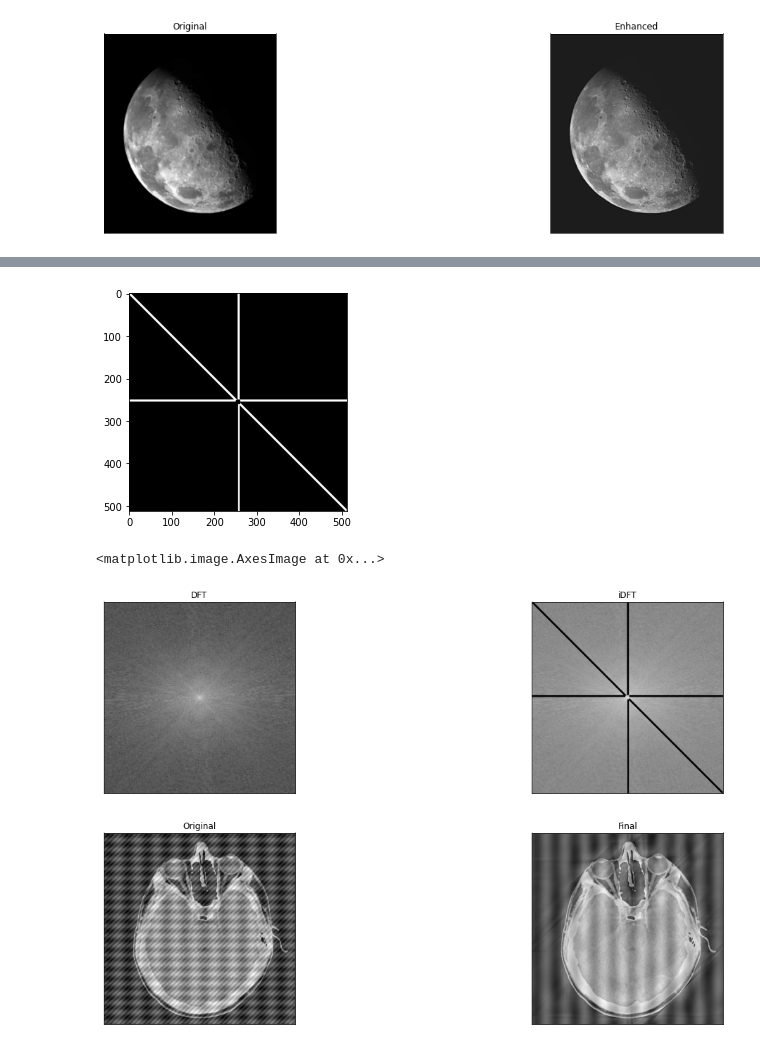
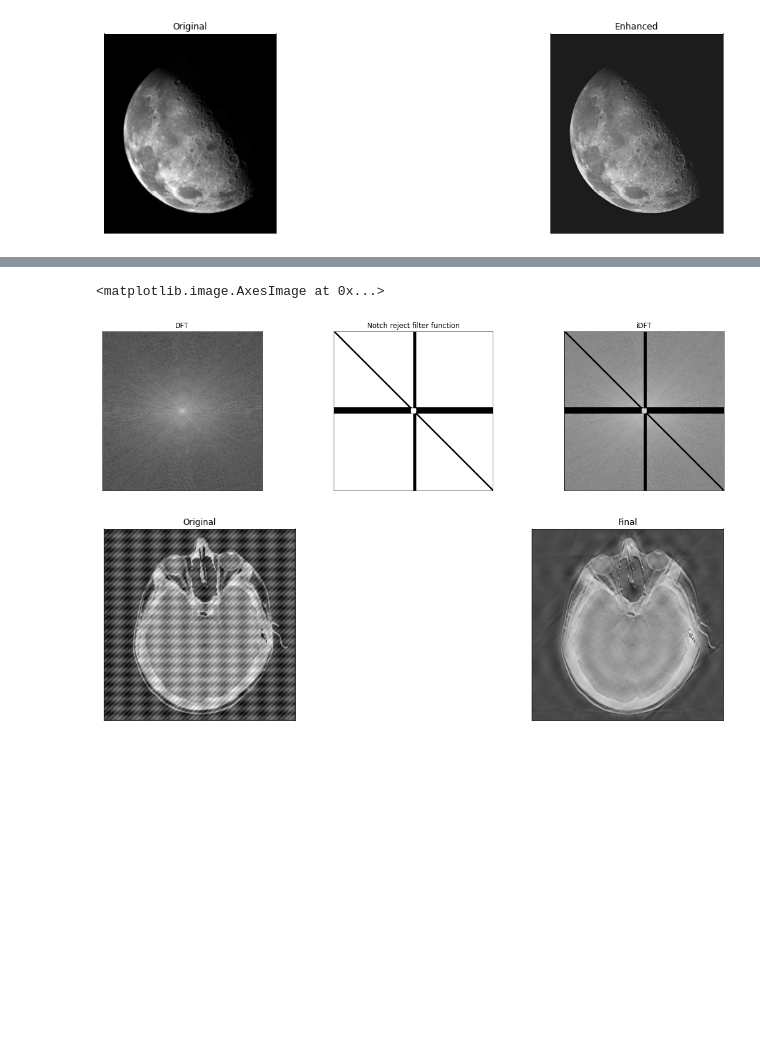
Before and after one commit to Alexandra-Smith/Digital_Image_Processing_module, a Jupyter notebook: Assignment 3/dip_a03.ipynb, the cells around one changed output, grey strips where cells are left out. Cells and saved outputs as stored; diff of their text form; code cells hidden in the pictures; blank space fills up the shorter version.

```diff
--- a/Assignment 3/dip_a03.ipynb
+++ b/Assignment 3/dip_a03.ipynb
@@ -394,50 +432,52 @@ spectrum = np.array(cc*np.log(1 + np.abs(f)), dtype=np.uint8)
 
 r, c = ct.shape
 H = np.zeros((r, c)) + 255
-H[250:255, 0:250] = 0
-H[250:255, 260:c] = 0
-H[0:250, 255:260] = 0
-H[260:r, 256:260] = 0
+H[245:265, 0:253] = 0
+H[245:265, 265:c] = 0
+H[0:250, 255:265] = 0
+H[265:r, 255:265] = 0
 for i in range(r):
     for j in range(c):
         if i == j:
             H[i][j] = 0
             if j > 2:
                 H[i][j-1] = 0
                 H[i][j-2] = 0
                 H[i][j-3] = 0
             if j < c-3:
                 H[i][j+1] = 0
                 H[i][j+2] = 0
                 H[i][j+3] = 0
-H[int(r/2) - 5: int(r/2) + 5, int(c/2) - 5: int(c/2) + 5] = 255
-plt.imshow(1-H, cmap="gray")
-plt.show()
+H[int(r/2) - 8: int(r/2) + 8, int(c/2) - 8: int(c/2) + 8] = 255
 
+#H = getImage('photos/5c_dft.jpg')
 filter = np.multiply(H, f)
 final = np.real(np.fft.ifft2(np.fft.fftshift(filter)))
 # display purposes
 Yy = np.log(1 + filter)
 ccc = 255/np.max(Yy)
 filtered = np.array(ccc*np.log(1 + np.abs(filter)), dtype=np.uint8)
 
-fig, ax = plt.subplots(1, 2, figsize = (20, 5))
+cv2.imwrite('/Users/alexandrasmith/Desktop/Digital Image Processing 793/Assignment 3/photos/5c_dft.jpg', filtered)
+
+fig, ax = plt.subplots(1, 3, figsize = (20, 5))
 plt.tick_params(left = False, bottom = False, labelleft = False, labelbottom = False)
 plt.setp(plt.gcf().get_axes(), xticks=[], yticks=[]);
 ax[0].set_title('DFT')
 ax[0].imshow(spectrum, cmap="gray")
-ax[1].set_title('iDFT')
-ax[1].imshow(filtered, cmap="gray")
+ax[1].set_title("Notch reject filter function")
+ax[1].imshow(H, cmap="gray")
+ax[2].set_title('iDFT')
+ax[2].imshow(filtered, cmap="gray")
 
 fig, ax = plt.subplots(1, 2, figsize = (20, 5))
 plt.tick_params(left = False, bottom = False, labelleft = False, labelbottom = False)
 plt.setp(plt.gcf().get_axes(), xticks=[], yticks=[]);
 ax[0].set_title('Original')
 ax[0].imshow(ct, cmap="gray")
 ax[1].set_title('Final')
 ax[1].imshow(final, cmap="gray")
 # %% [output]
+<matplotlib.image.AxesImage at 0x...>
-[figure, old version]
+[figure, new version]
-<matplotlib.image.AxesImage at 0x...>
-[figure, old version]
+[figure, new version]
-[figure, removed]
```
Also changed, not shown: parts of 9 cells of this notebook.
